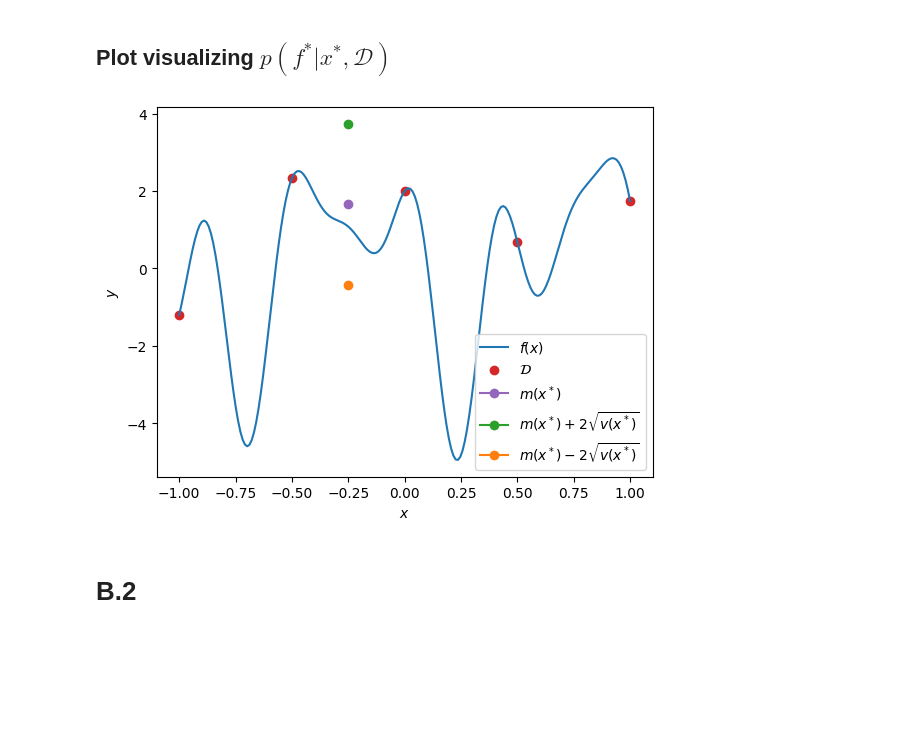
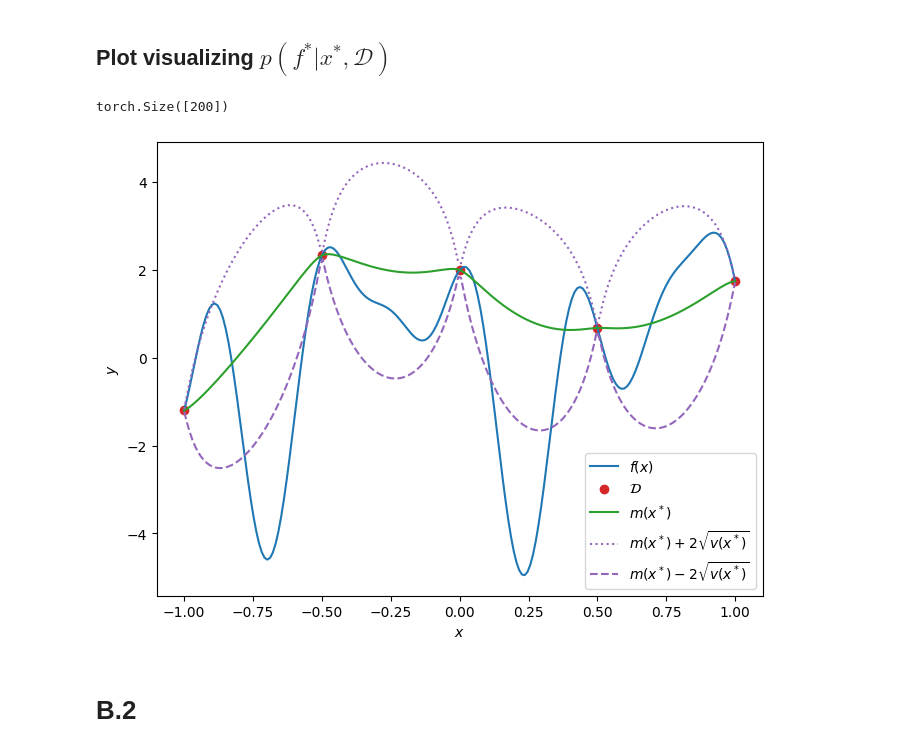
Before and after one commit to JackismyShephard/pml-22-exam, a Jupyter notebook: scripts/b.ipynb, the cells around one changed output. Cells and saved outputs as stored; diff of their text form; code cells hidden in the pictures; blank space fills up the shorter version.

```diff
--- a/scripts/b.ipynb
+++ b/scripts/b.ipynb
@@ -33,10 +37,10 @@ def make_gpr(X,y, default = True, kernel = None, prior_dict = None):
     pyro.clear_param_store()
     if default:
         kernel = gp.kernels.RBF(input_dim=1)
-        kernel.variance = pyro.nn.PyroSample(dist.LogNormal(-1.0, 1.0))
-        kernel.lengthscale = pyro.nn.PyroSample(dist.LogNormal(0.0, 2.0))
+        kernel.variance = pyro.nn.PyroSample(dist.LogNormal(0.0, 2.0))
+        kernel.lengthscale = pyro.nn.PyroSample(dist.LogNormal(-1.0, 1.0))
     else:
-        #assert kernel is not None
+        assert kernel is not None
         assert isinstance(prior_dict, dict)
         for attr,prior in prior_dict.items():
             setattr(kernel, attr, prior)
@@ -45,7 +49,7 @@ def make_gpr(X,y, default = True, kernel = None, prior_dict = None):
 ## MCMC hyper-parameters
 # %%
 C = 4
-W = 10
+W = 100
 N = 500
 #C = 2
 #W = 1
@@ -67,8 +71,8 @@ mcmc = mcmc_sampler(gpr, C, W, N)
 # %%
 def predictive(x, gpr, prior_dict = None):
     if prior_dict is None:
-        gpr.kernel.variance = pyro.nn.module.PyroSample(dist.LogNormal(-1.0, 1.0))
-        gpr.kernel.lengthscale = pyro.nn.PyroSample(dist.LogNormal(0.0, 2.0))
+        gpr.kernel.variance = pyro.nn.PyroSample(dist.LogNormal(0.0, 2.0))
+        gpr.kernel.lengthscale = pyro.nn.module.PyroSample(dist.LogNormal(-1.0, 1.0))
     else:
         assert isinstance(prior_dict, dict)
         for attr,prior in prior_dict.items():
@@ -86,8 +90,9 @@ def sample_predict(x, gpr, mcmc, default = True, prior_dict = None):
     posterior_predictive = posterior_predictor(x,gpr, prior_dict)
     return posterior_predictive, posterior_samples
 # %%
-posterior_predictive, posterior_samples = sample_predict(x, gpr, mcmc)
+posterior_predictive, posterior_samples = sample_predict(XNew, gpr, mcmc)
 posterior_locs = posterior_predictive['loc']
 posterior_vars = posterior_predictive['var']
+print(posterior_locs.shape, posterior_vars.shape)
 posterior_lengthscale = posterior_samples['kernel.lengthscale']
 posterior_variance = posterior_samples['kernel.variance']
@@ -127,15 +142,21 @@ array([<AxesSubplot: title={'center': 'kernel.lengthscale'}>,
 # %%
 plt.plot(XNew, f(XNew), label = r"$f(x)$")
 plt.scatter(X, y, color = 'tab:red', label = r"$\mathcal{D}$")
-plt.plot(x, posterior_locs.mean(), color = 'tab:purple', label = r"$m(x^*)$", marker = "o")
-plt.plot(x, posterior_locs.mean() + 2*np.sqrt(posterior_vars.mean()), color='tab:green', label=r"$m(x^*) + 2\sqrt{v(x^*)}$", marker="o")
-plt.plot(x, posterior_locs.mean() -2*np.sqrt(posterior_vars.mean()), color='tab:orange', label=r"$m(x^*) -2\sqrt{v(x^*)}$", marker="o")
+print(posterior_locs.mean(dim=0).shape)
+plt.plot(XNew, posterior_locs.mean(dim=0), color = 'tab:green', label = r"$m(x^*)$")
+plt.plot(XNew, posterior_locs.mean(dim=0) + 2*np.sqrt(posterior_vars.mean(dim=0)), color='tab:purple', linestyle='dotted', label=r"$m(x^*) + 2\sqrt{v(x^*)}$")
+plt.plot(XNew, posterior_locs.mean(dim=0) -2*np.sqrt(posterior_vars.mean(dim=0)), color='tab:purple', linestyle='dashed', label=r"$m(x^*) -2\sqrt{v(x^*)}$")
 plt.xlabel(r"$x$")
 plt.ylabel(r"$y$")
 plt.legend()
+slim=0.6
+plt.tight_layout(pad=-slim, w_pad=-slim, h_pad=-slim)
+plt.savefig(gp_fig_folder + "p(f*|x*,D).pdf",
+            bbox_inches="tight")
 plt.show()
 # %% [output]
+torch.Size([200])
-[figure, old version]
+[figure, new version]
 # %% [markdown]
 # B.2
 # %% [markdown]
```
Also changed, not shown: parts of 17 cells of this notebook, 8 other files.
